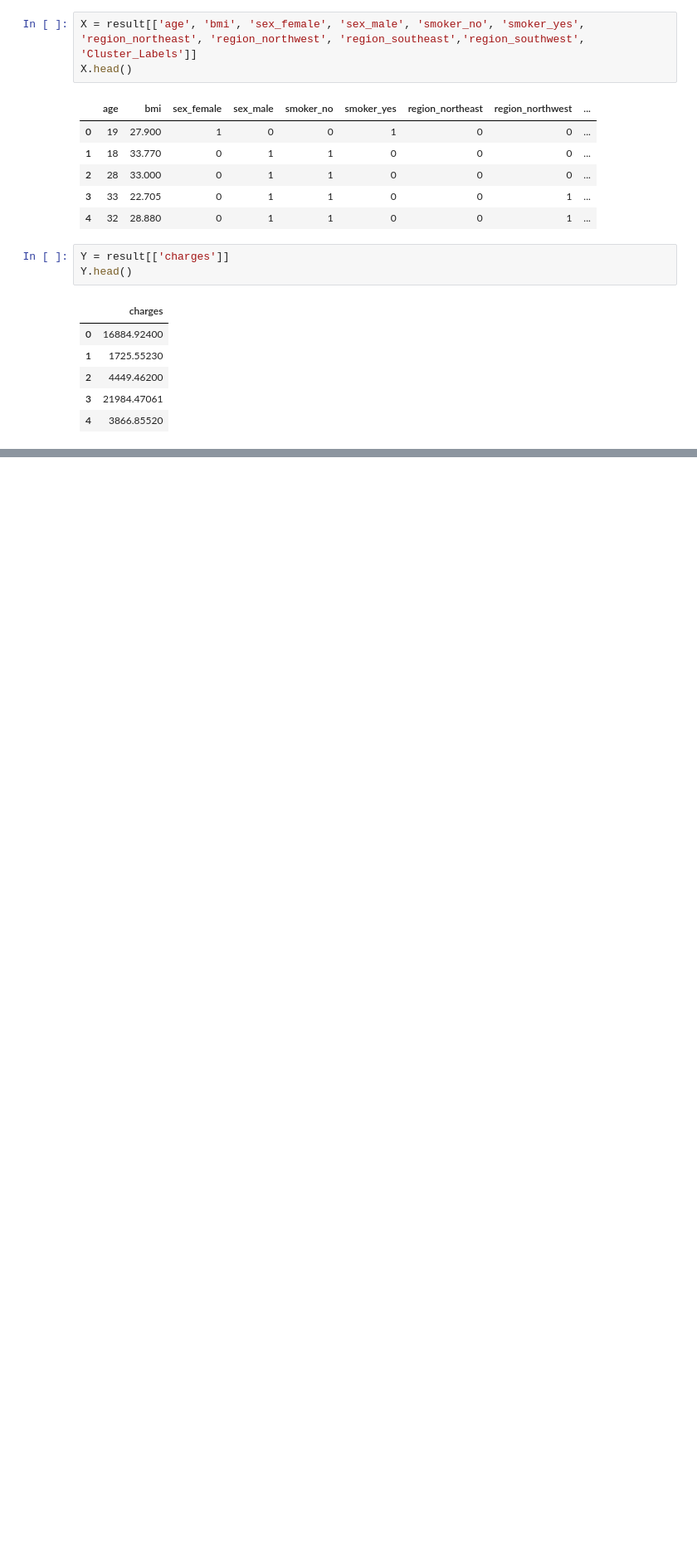
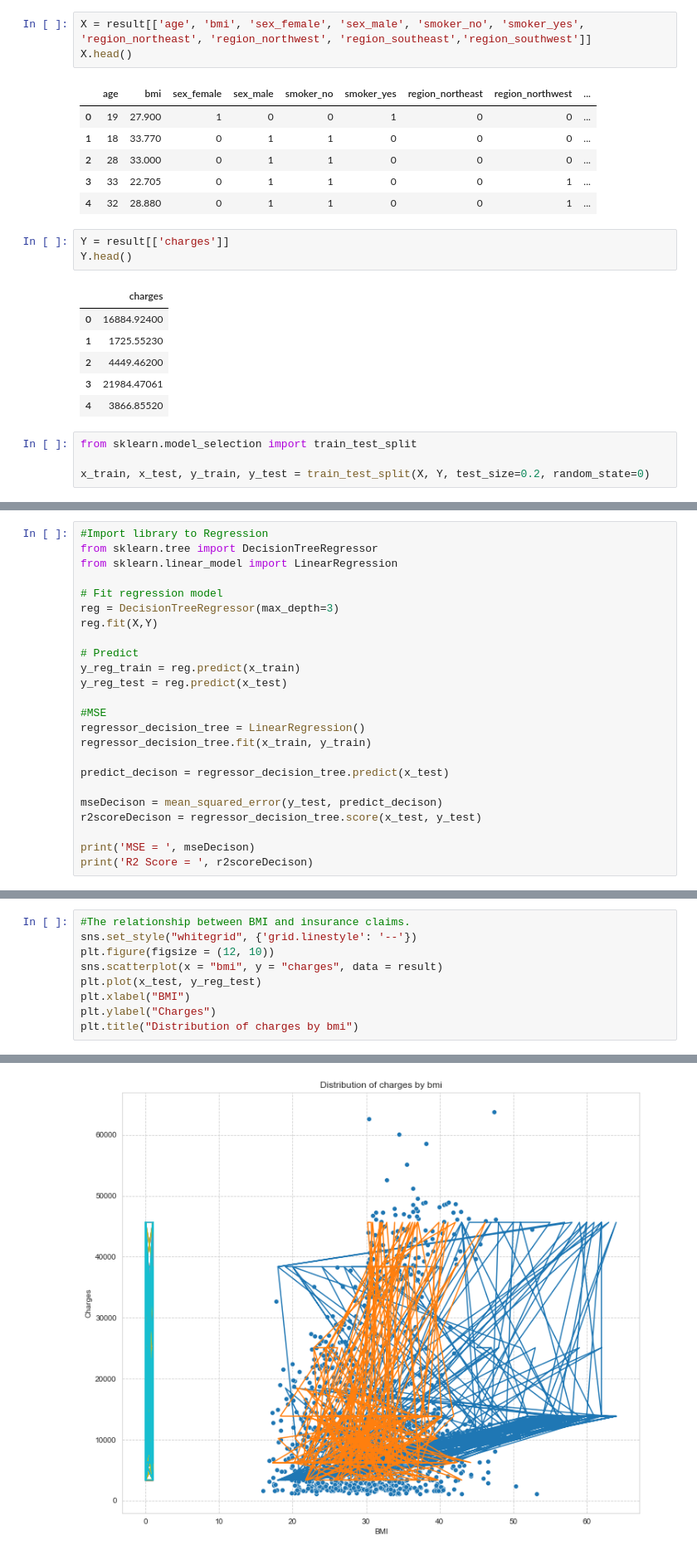
Before and after one commit to Sun-Chirawat/Senior-Project-CS, a Jupyter notebook: Clustering Modelling.ipynb, the cells around one changed output, grey strips where cells are left out. Shown at 83% size. Cells and saved outputs as stored; diff of their text form; blank space fills up the shorter version.

```diff
--- a/Clustering Modelling.ipynb
+++ b/Clustering Modelling.ipynb
@@ -1200,7 +1211,7 @@ Text(0.5, 1.0, 'Distribution of charges by age and Cluster Labels')
 # %% [markdown]
 ### Split data to X and Y for Regression
 # %%
-X = result[['age', 'bmi', 'sex_female', 'sex_male', 'smoker_no', 'smoker_yes', 'region_northeast', 'region_northwest', 'region_southeast','region_southwest', 'Cluster_Labels']]
+X = result[['age', 'bmi', 'sex_female', 'sex_male', 'smoker_no', 'smoker_yes', 'region_northeast', 'region_northwest', 'region_southeast','region_southwest']]
 X.head()
 # %% [output]
 |  | age | bmi | sex_female | sex_male | smoker_no | smoker_yes | region_northeast | region_northwest | ... |
@@ -1219,3 +1230,7 @@ Y.head()
 | 2 | 4449.46200 |
 | 3 | 21984.47061 |
 | 4 | 3866.85520 |
+# %%
+from sklearn.model_selection import train_test_split
+
+x_train, x_test, y_train, y_test = train_test_split(X, Y, test_size=0.2, random_state=0)
@@ -1221,0 +1263,24 @@ Y.head()
+# %%
+#Import library to Regression
+from sklearn.tree import DecisionTreeRegressor
+from sklearn.linear_model import LinearRegression
+
+# Fit regression model
+reg = DecisionTreeRegressor(max_depth=3)
+reg.fit(X,Y)
+
+# Predict
+y_reg_train = reg.predict(x_train)
+y_reg_test = reg.predict(x_test)
+
+#MSE
+regressor_decision_tree = LinearRegression()
+regressor_decision_tree.fit(x_train, y_train)
+
+predict_decison = regressor_decision_tree.predict(x_test)
+
+mseDecison = mean_squared_error(y_test, predict_decison)
+r2scoreDecison = regressor_decision_tree.score(x_test, y_test)
+
+print('MSE = ', mseDecison)
+print('R2 Score = ', r2scoreDecison)
@@ -1221,0 +1290,10 @@ Y.head()
+# %%
+#The relationship between BMI and insurance claims.
+sns.set_style("whitegrid", {'grid.linestyle': '--'})
+plt.figure(figsize = (12, 10))
+sns.scatterplot(x = "bmi", y = "charges", data = result)
+plt.plot(x_test, y_reg_test)
+plt.xlabel("BMI")
+plt.ylabel("Charges")
+plt.title("Distribution of charges by bmi")
+# %% [output]
@@ -1221,0 +1301 @@ Y.head()
+[figure, added]
```
Also changed, not shown: parts of 11 cells of this notebook.
